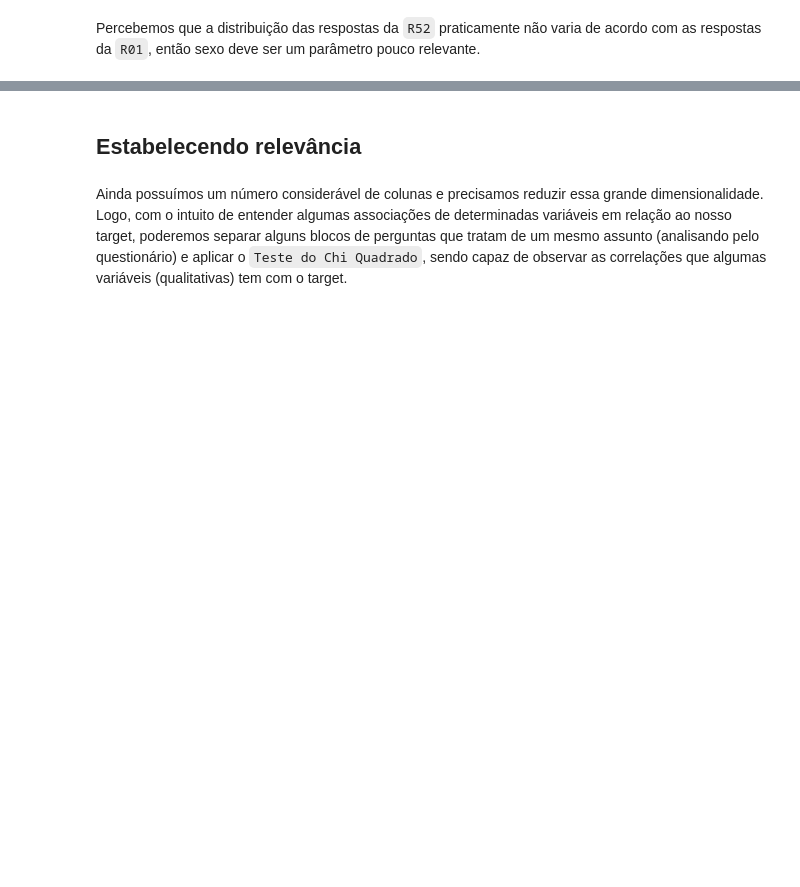
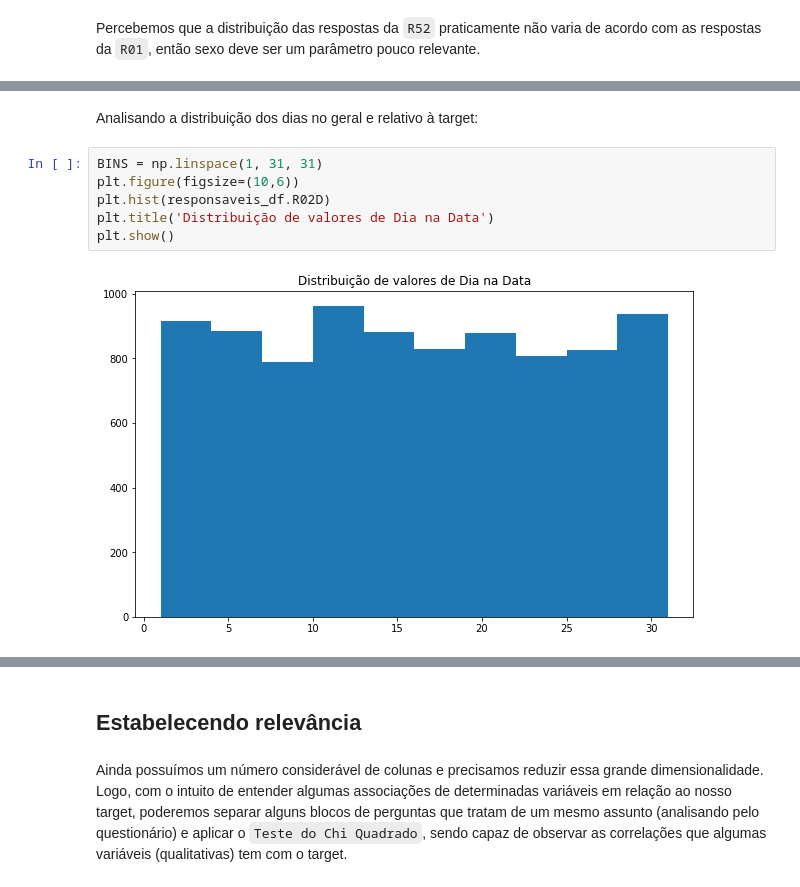
Before and after one commit to insper-classroom/23-1a-cd-p2-anderson_samuel_vinicius, a Jupyter notebook: Relatório.ipynb, the cells around one changed output, grey strips where cells are left out. Cells and saved outputs as stored; diff of their text form; blank space fills up the shorter version.

```diff
--- a/Relatório.ipynb
+++ b/Relatório.ipynb
@@ -614,0 +638,10 @@ Percebemos que a distribuição das respostas da `R52` praticamente não varia d
+# %% [markdown]
+Analisando a distribuição dos dias no geral e relativo à target:
+# %%
+BINS = np.linspace(1, 31, 31)
+plt.figure(figsize=(10,6))
+plt.hist(responsaveis_df.R02D)
+plt.title('Distribuição de valores de Dia na Data')
+plt.show()
+# %% [output]
+[figure, added]
```
Also changed, not shown: parts of 44 cells of this notebook.
